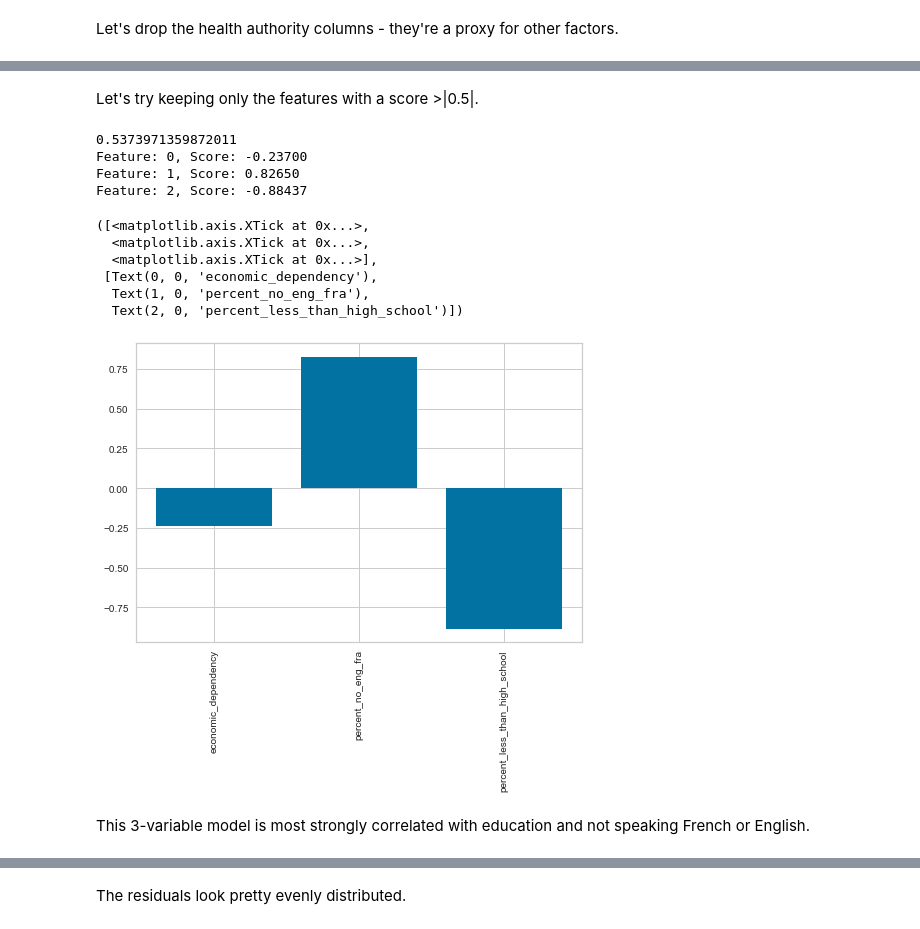
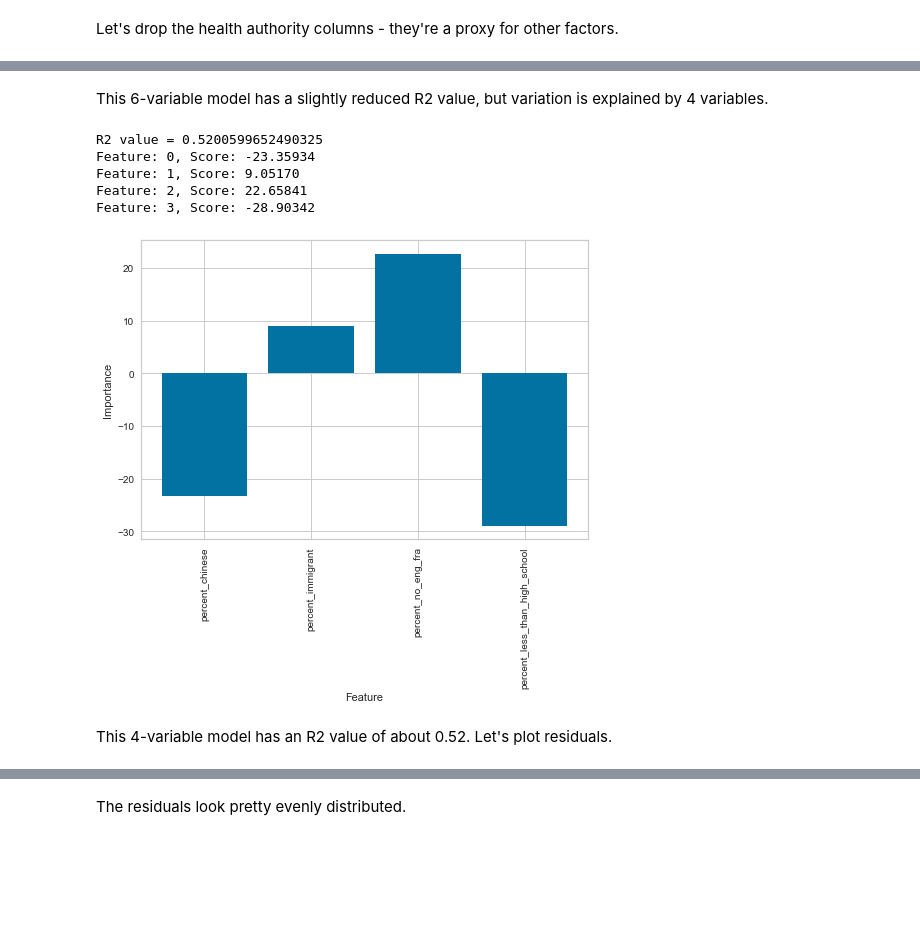
Before and after one commit to racheldunn/vaccination-rates-datajam-team4, a Jupyter notebook: notebooks/model_with_NHA_data.ipynb, the cells around one changed output, grey strips where cells are left out. Cells and saved outputs as stored; diff of their text form; code cells hidden in the pictures; blank space fills up the shorter version.

```diff
--- a/notebooks/model_with_NHA_data.ipynb
+++ b/notebooks/model_with_NHA_data.ipynb
@@ -44,7 +32,7 @@ modelling_df = modelling_df[['code','percent_dwellings_need_repairs','percent_de
 'situational_vulnerability', 'ethnocultural_composition', 'economic_dependency', 'residential_instability',
 'percent_aboriginal', 'percent_chinese', 'percent_filipino', 'percent_white',
 'percent_immigrant', 'percent_no_eng_fra', 'percent_less_than_high_school', 'employment_rate', 'low_income_prevalence',
-'percent_postsecondary', 'proportion_has_GP_practice','hsa']]
+'percent_postsecondary', 'proportion_has_GP_practice','avg_household_size','hsa']]
 vaccine_df = vaccine_df[['CHSA18_Code','D1_12_coverage']]
 vaccine_df.columns = ['code', 'D1_12_coverage']
 
@@ -274,15 +249,29 @@ y_pred = regressor3.predict(X_test)
+# %%
+X = m_df.iloc[:, m_df.columns.isin(list(['percent_detached_houses', 'percent_chinese', 'percent_white', 'percent_immigrant',
+'percent_no_eng_fra', 'percent_less_than_high_school']))].values
+X = trans.fit_transform(X)
+y = m_df.iloc[:, -6].values
 # %%
+# split into training and test datasets
+X_train, X_test, y_train, y_test = train_test_split(X, y, test_size = 0.2, random_state = 3)
+# instantiate the regressor and train
+regressor4 = LinearRegression()
+regressor4.fit(X_train, y_train)
+y_pred = regressor4.predict(X_test)
 r2 = r2_score(y_test, y_pred)
-print(r2)
+print(f'R2 value = {r2}')
 # get importance
-importance = regressor3.coef_
+importance = regressor4.coef_
 # summarize feature importance
 for i,v in enumerate(importance):
 	print('Feature: %0d, Score: %.5f' % (i,v))
 # plot feature importance
-labels = list(m_df.drop(columns=['D1_12_coverage', 'Fraser Health', 'Interior Health', 'Northern Health', 'Island Health', 'Vancouver Coastal Health',
-'percent_dwellings_need_repairs','percent_detached_houses', 'percent_filipino', 'employment_rate', 'low_income_prevalence', 'percent_postsecondary',
-'proportion_has_GP_practice']).columns)
+labels = ['percent_detached_houses', 'percent_chinese', 'percent_white', 'percent_immigrant',
+'percent_no_eng_fra', 'percent_less_than_high_school']
+plt.clf()
 plt.bar([x for x in range(len(importance))], importance)
 plt.xticks([x for x in range(len(importance))], labels, rotation = 'vertical')
+plt.ylabel('Importance')
+plt.xlabel('Feature')
+plt.show()
 # %% [output]
@@ -321,41 +286,42 @@ Feature: 9, Score: -1.13398
-# %% [markdown]
-Let's try keeping only the features with a score >|0.5|.
+# %% [markdown]
+This 6-variable model has a slightly reduced R2 value, but variation is explained by 4 variables.
 # %%
-X = m_df.iloc[:, m_df.columns.isin(list(['economic_dependency', 'percent_no_eng_fra',
-'percent_less_than_high_school']))].values
+X = m_df.iloc[:, m_df.columns.isin(list(['percent_chinese', 'percent_immigrant',
+'percent_no_eng_fra', 'percent_less_than_high_school']))].values
+X = trans.fit_transform(X)
 y = m_df.iloc[:, -6].values
 # %%
 # split into training and test datasets
 X_train, X_test, y_train, y_test = train_test_split(X, y, test_size = 0.2, random_state = 3)
 # instantiate the regressor and train
 regressor4 = LinearRegression()
 regressor4.fit(X_train, y_train)
 y_pred = regressor4.predict(X_test)
 r2 = r2_score(y_test, y_pred)
-print(r2)
+print(f'R2 value = {r2}')
 # get importance
 importance = regressor4.coef_
 # summarize feature importance
 for i,v in enumerate(importance):
 	print('Feature: %0d, Score: %.5f' % (i,v))
 # plot feature importance
-labels = ['economic_dependency', 'percent_no_eng_fra', 'percent_less_than_high_school']
+labels = ['percent_chinese', 'percent_immigrant',
+'percent_no_eng_fra', 'percent_less_than_high_school']
+plt.clf()
 plt.bar([x for x in range(len(importance))], importance)
 plt.xticks([x for x in range(len(importance))], labels, rotation = 'vertical')
+plt.ylabel('Importance')
+plt.xlabel('Feature')
+plt.show()
 # %% [output]
-0.5373971359872011
-Feature: 0, Score: -0.23700
-Feature: 1, Score: 0.82650
-Feature: 2, Score: -0.88437
+R2 value = 0.5200599652490325
+Feature: 0, Score: -23.35934
+Feature: 1, Score: 9.05170
+Feature: 2, Score: 22.65841
+Feature: 3, Score: -28.90342
-([<matplotlib.axis.XTick at 0x...>,
-  <matplotlib.axis.XTick at 0x...>,
-  <matplotlib.axis.XTick at 0x...>],
- [Text(0, 0, 'economic_dependency'),
-  Text(1, 0, 'percent_no_eng_fra'),
-  Text(2, 0, 'percent_less_than_high_school')])
-[figure, old version]
+[figure, new version]
-# %% [markdown]
-This 3-variable model is most strongly correlated with education and not speaking French or English.
+# %% [markdown]
+This 4-variable model has an R2 value of about 0.52. Let's plot residuals.
 # %%
 model = LinearRegression()
 visualizer = ResidualsPlot(model)
```
Also changed, not shown: parts of 17 cells of this notebook, 1 other file.
